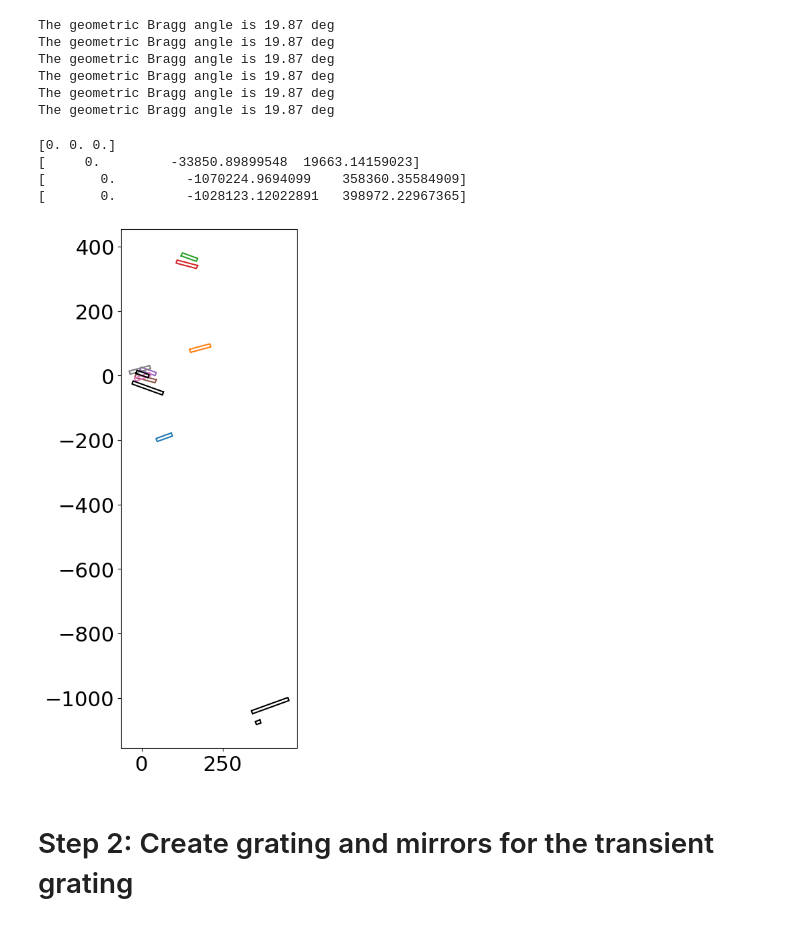
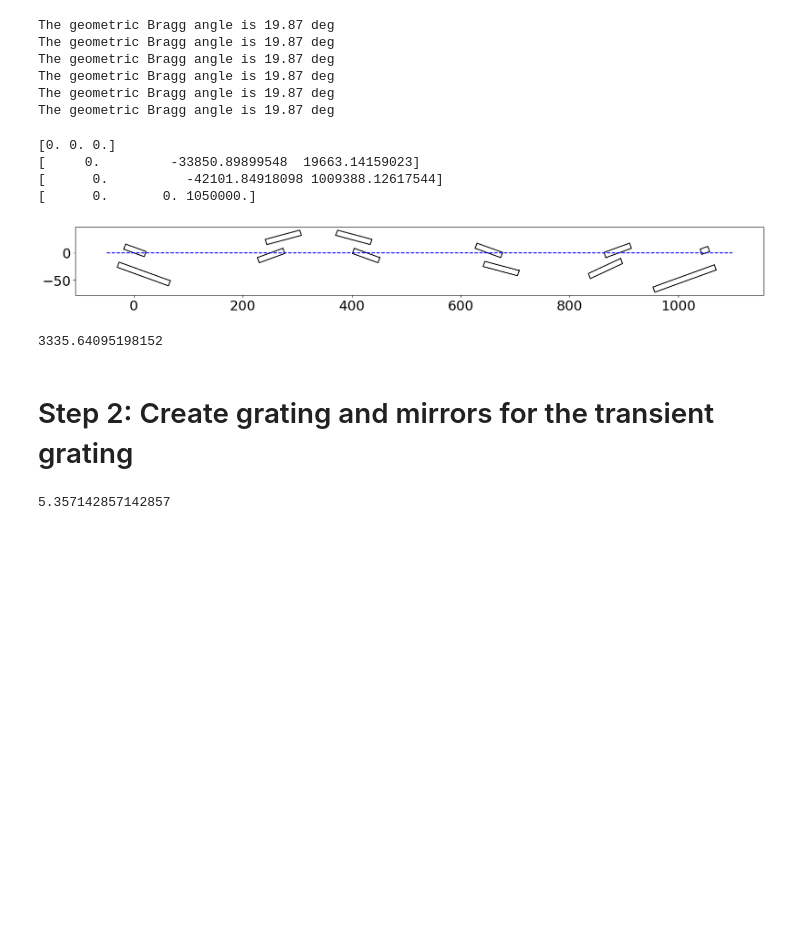
Before and after one commit to haoyuanli93/XRaySimulation, a Jupyter notebook: Example/TG_L10237/get_trjectory_v3.ipynb, the cells around one changed output. Saved outputs shown, nothing was run; the diff lists cells and outputs as text; code cells hidden in the pictures; blank space fills up the shorter version.

```diff
--- a/Example/TG_L10237/get_trjectory_v3.ipynb
+++ b/Example/TG_L10237/get_trjectory_v3.ipynb
@@ -166,5 +303,8 @@ def prepare_beam_optics():
 # %%
-my_pulse, miniSD_gratings_cc, miniSD_gratings_vcc, vcc_channel_cuts, cc_channel_cuts, TG_grating_a, TG_grating_b = prepare_beam_optics()
+((my_pulse, miniSD_gratings_cc, miniSD_gratings_vcc,
+  vcc_channel_cuts, cc_channel_cuts, TG_grating_a, TG_grating_b),
+ (vcc_trajectory_local, vcc_kout_list_local, vcc_path_local),
+ (cc_trajectory_local, cc_kout_list_local, cc_path_local)) = ()
 # %% [output]
 The geometric Bragg angle is 19.87 deg
 The geometric Bragg angle is 19.87 deg
@@ -179,31 +319,42 @@ for x in range(2):
 # %% [output]
 [0. 0. 0.]
 [     0.         -33850.89899548  19663.14159023]
-[       0.         -1070224.9694099    358360.35584909]
-[       0.         -1028123.12022891   398972.22967365]
+[      0.          -42101.84918098 1009388.12617544]
+[      0.       0. 1050000.]
 # %%
 fig = plt.figure(figsize=(20, 10))
 ax = fig.add_subplot(111)
-
+cmap = colormaps.get_cmap('spring')
 for x in range(4):
     for idx in range(2):
         ax.plot(vcc_channel_cuts[x].crystal_list[idx].boundary[:, 2] / 1000,
                 vcc_channel_cuts[x].crystal_list[idx].boundary[:, 1] / 1000,
-                )
+                c='k')
+        #c=cmap((x * 2 + idx) / 8))
 
 for x in range(2):
     for idx in range(2):
         ax.plot(cc_channel_cuts[x].crystal_list[idx].boundary[:, 2] / 1000,
                 cc_channel_cuts[x].crystal_list[idx].boundary[:, 1] / 1000,
-                'k')
+                c='k')
+
+ax.plot(np.arange(-50, 1100), np.zeros(1150), c='b', linestyle='--')
 
 ax.set_aspect("equal")
 #ax.set_ylim([-200, 200])
 #ax.set_xlim([-100, 1200])
 
 
 plt.show()
 # %% [output]
-[figure, old version]
+[figure, new version]
+# %%
+1e3 / util.c
+# %% [output]
+3335.64095198152
 # %% [markdown]
 # Step 2: Create grating and mirrors for the transient grating
+# %%
+500 / 2 / (7 / 0.15)
+# %% [output]
+5.357142857142857
```
Also changed, not shown: parts of 3 cells of this notebook, 1 other file.
